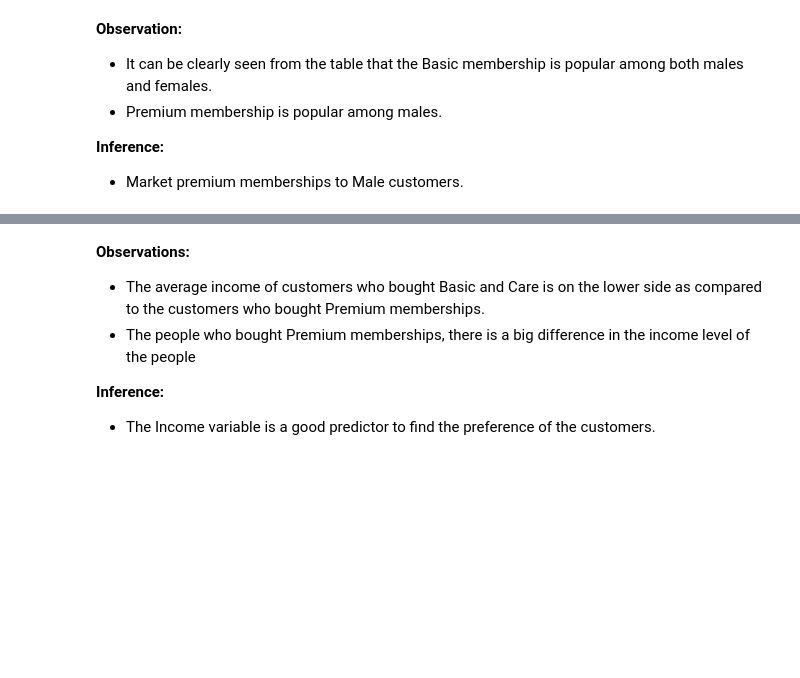
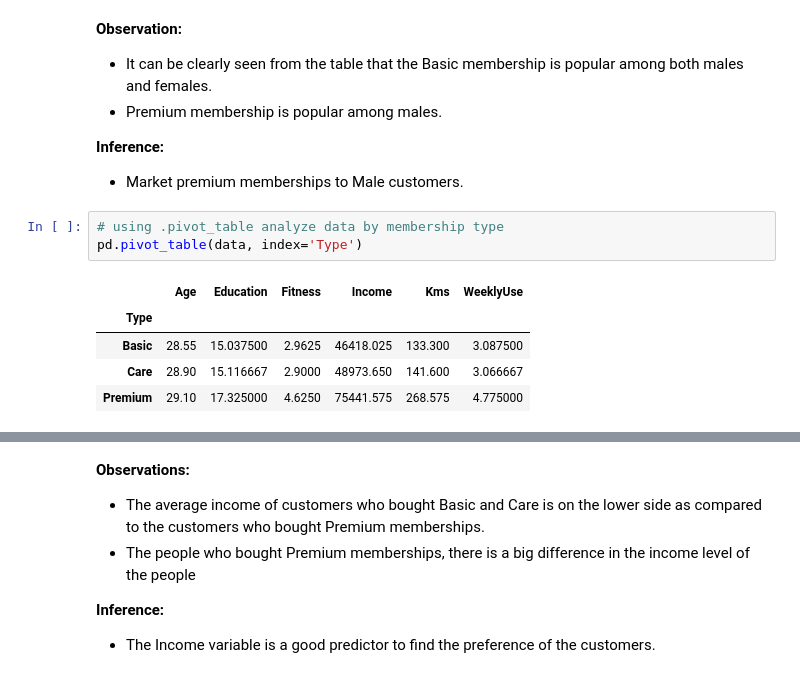
Before and after one commit to vinigonz1993/jupyterGoodLifeAnalysis, a Jupyter notebook: Goodlife_Fitness.ipynb, the cells around one changed output, grey strips where cells are left out. Saved outputs shown, nothing was run; the diff lists cells and outputs as text; blank space fills up the shorter version.

```diff
--- a/Goodlife_Fitness.ipynb
+++ b/Goodlife_Fitness.ipynb
@@ -137,5 +145,14 @@ data.boxplot(by='Type', column='Income')
 
 **Inference:**
 - Market premium memberships to Male customers.
+# %%
+# using .pivot_table analyze data by membership type
+pd.pivot_table(data, index='Type')
+# %% [output]
+|  | Age | Education | Fitness | Income | Kms | WeeklyUse |
+| Type |  |  |  |  |  |  |
+| Basic | 28.55 | 15.037500 | 2.9625 | 46418.025 | 133.300 | 3.087500 |
+| Care | 28.90 | 15.116667 | 2.9000 | 48973.650 | 141.600 | 3.066667 |
+| Premium | 29.10 | 17.325000 | 4.6250 | 75441.575 | 268.575 | 4.775000 |
 # %%
 # using .pivot_table analyze data by membership type and income
```
Also changed, not shown: parts of 2 cells of this notebook.
